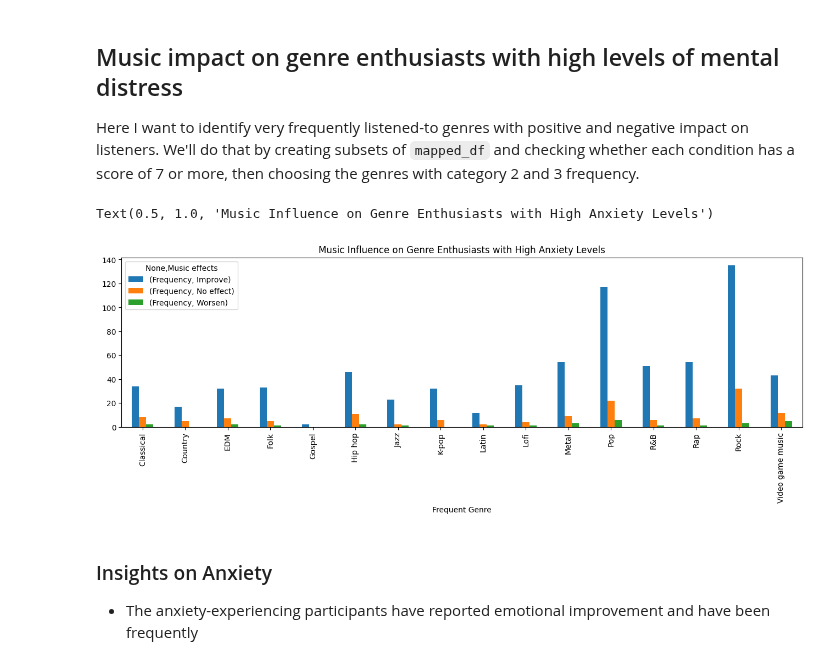
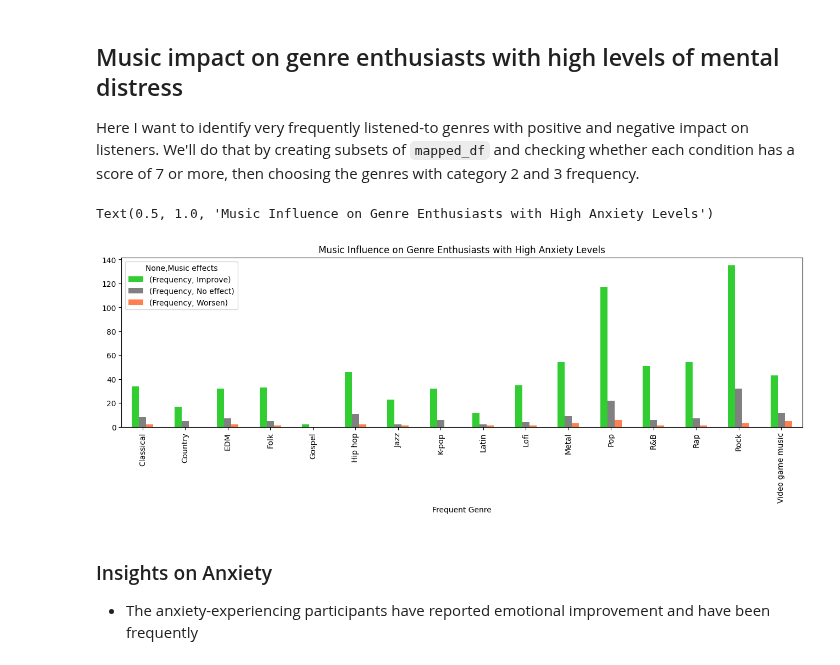
Before and after one commit to mlcuadra1/Mental-Health-x-Music-EDA, a Jupyter notebook: notebooks/Script 2 - EDA.ipynb, the cells around one changed output. Cells and saved outputs as stored; diff of their text form; code cells hidden in the pictures.

```diff
--- a/notebooks/Script 2 - EDA.ipynb
+++ b/notebooks/Script 2 - EDA.ipynb
@@ -362,18 +362,20 @@ plt.show()
 # %% [markdown]
 ## Music impact on genre enthusiasts with high levels of mental distress
 Here I want to identify very frequently listened-to genres with positive and negative impact on listeners. We'll do that by creating subsets of `mapped_df` and checking whether each condition has a score of 7 or more, then choosing the genres with category 2 and 3 frequency.
+# %%
+effects_color = ['limegreen', 'gray', 'coral']
 # %%
 subset_anxiety_df = mapped_df[(mapped_df['Anxiety']>=7) & (mapped_df['Frequency']>=3)]
 
 subset_depression_genre_df = subset_anxiety_df[['Music effects', 'Frequent Genre', 'Frequency']]
 
 anxiety_genre_pivoted_df = pd.pivot_table(subset_depression_genre_df, index='Frequent Genre', columns='Music effects', aggfunc='count')
 
-anxiety_genre_pivoted_df.plot(figsize=figsize1_2, kind='bar')
+anxiety_genre_pivoted_df.plot(figsize=figsize1_2, kind='bar', color=effects_color)
 plt.title("Music Influence on Genre Enthusiasts with High Anxiety Levels")
 # %% [output]
 Text(0.5, 1.0, 'Music Influence on Genre Enthusiasts with High Anxiety Levels')
-[figure, old version]
+[figure, new version]
 # %% [markdown]
 ### Insights on Anxiety
 - The anxiety-experiencing participants have reported emotional improvement and have been frequently
```
Also changed, not shown: parts of 5 cells of this notebook.
